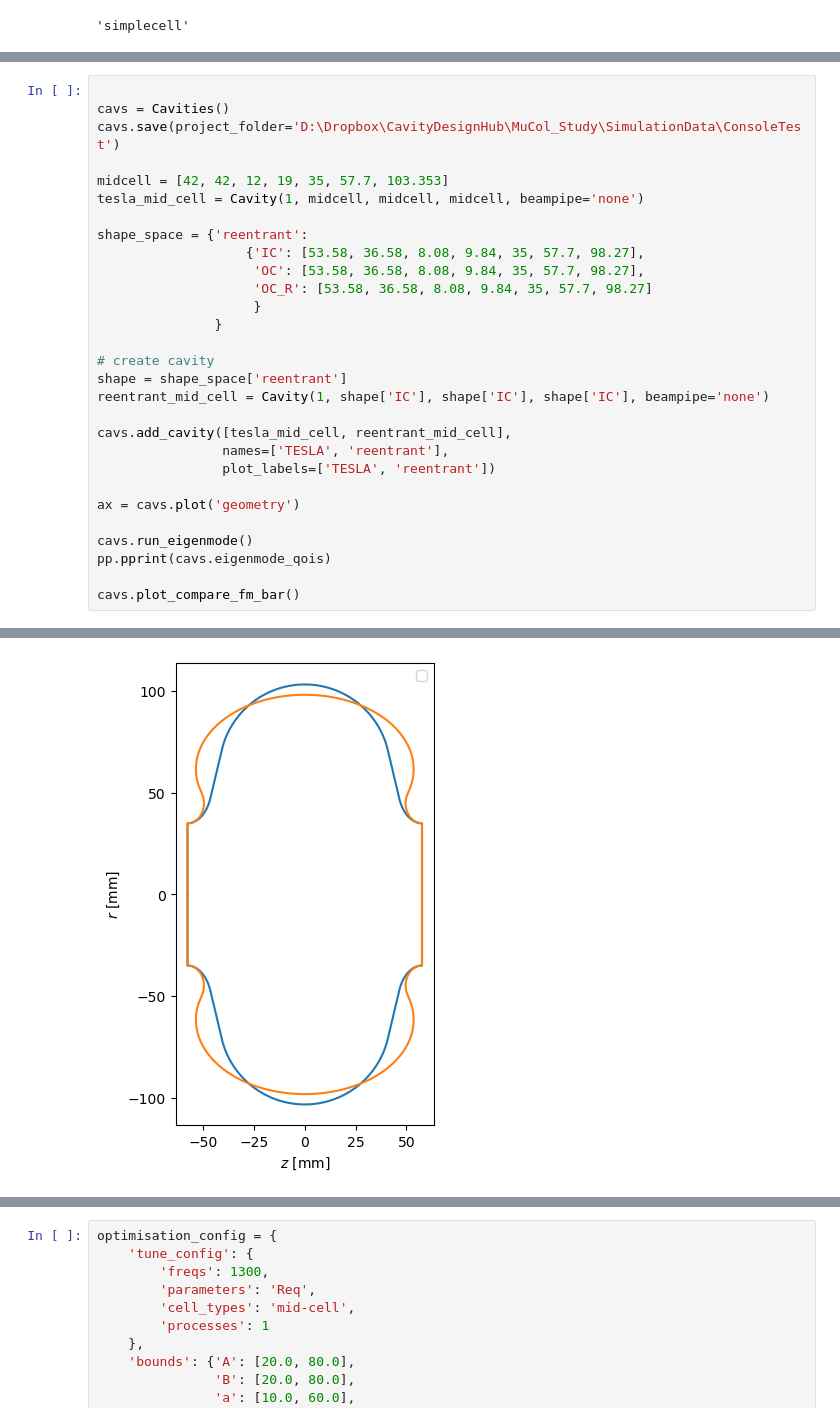
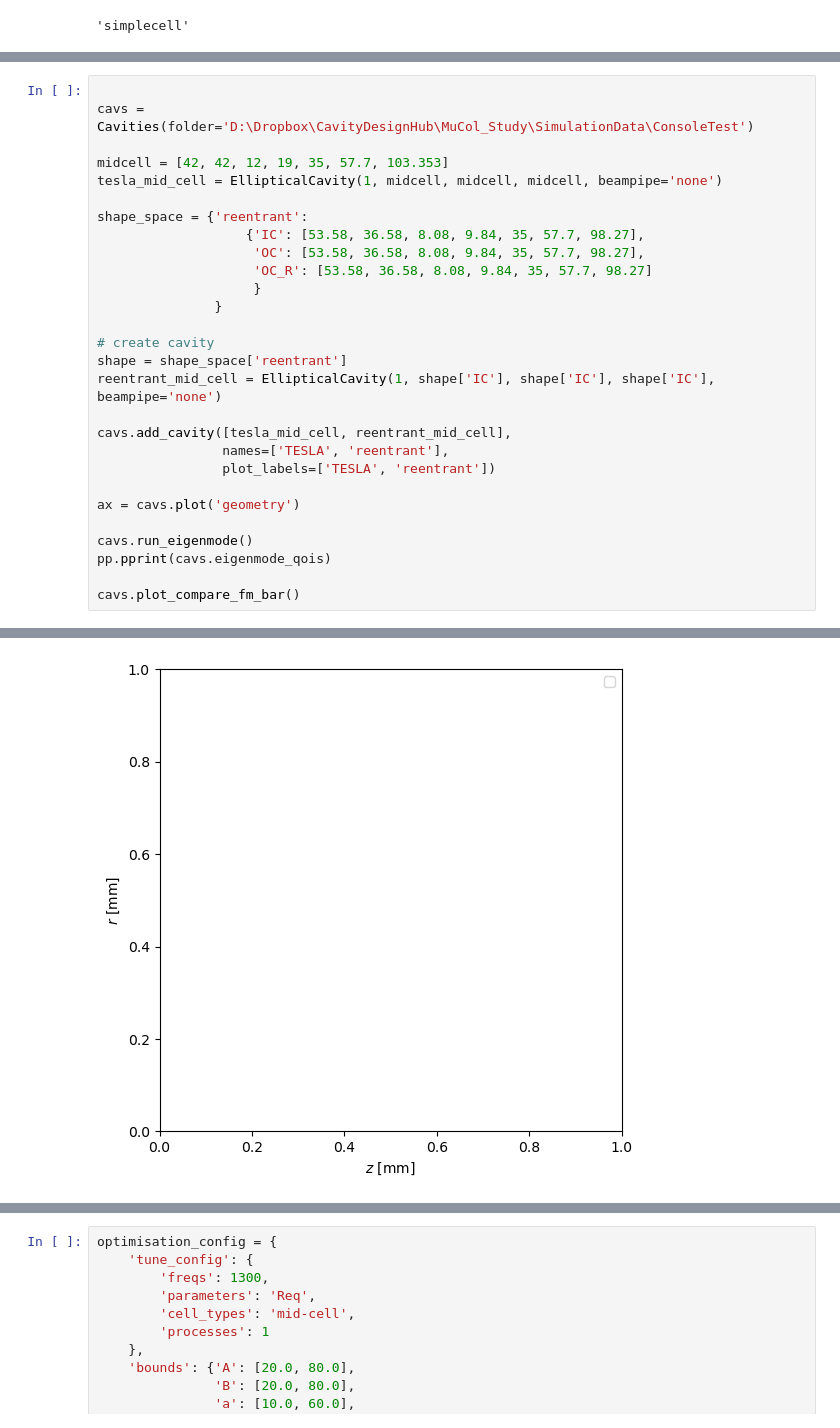
Before and after one commit to Dark-Elektron/cavsim2d, a Jupyter notebook: notebooks/readme_test.ipynb, the cells around one changed output, grey strips where cells are left out. Saved outputs shown, nothing was run; the diff lists cells and outputs as text.

```diff
--- a/notebooks/readme_test.ipynb
+++ b/notebooks/readme_test.ipynb
@@ -103,10 +104,9 @@ cavs.plot_compare_fm_bar()
 # %%
 
-cavs = Cavities()
-cavs.save(project_folder='D:\Dropbox\CavityDesignHub\MuCol_Study\SimulationData\ConsoleTest')
+cavs = Cavities(folder='D:\Dropbox\CavityDesignHub\MuCol_Study\SimulationData\ConsoleTest')
 
 midcell = [42, 42, 12, 19, 35, 57.7, 103.353]
-tesla_mid_cell = Cavity(1, midcell, midcell, midcell, beampipe='none')
+tesla_mid_cell = EllipticalCavity(1, midcell, midcell, midcell, beampipe='none')
 
 shape_space = {'reentrant':
                    {'IC': [53.58, 36.58, 8.08, 9.84, 35, 57.7, 98.27],
@@ -117,7 +117,7 @@ shape_space = {'reentrant':
 
 # create cavity
 shape = shape_space['reentrant']
-reentrant_mid_cell = Cavity(1, shape['IC'], shape['IC'], shape['IC'], beampipe='none')
+reentrant_mid_cell = EllipticalCavity(1, shape['IC'], shape['IC'], shape['IC'], beampipe='none')
 
 cavs.add_cavity([tesla_mid_cell, reentrant_mid_cell],
                 names=['TESLA', 'reentrant'],
@@ -156 +157 @@ DONE:: Project D:\Dropbox\CavityDesignHub\MuCol_Study\SimulationData\ConsoleTest
-[figure, old version]
+[figure, new version]
```
Also changed, not shown: parts of 20 cells of this notebook, 2 other files.
